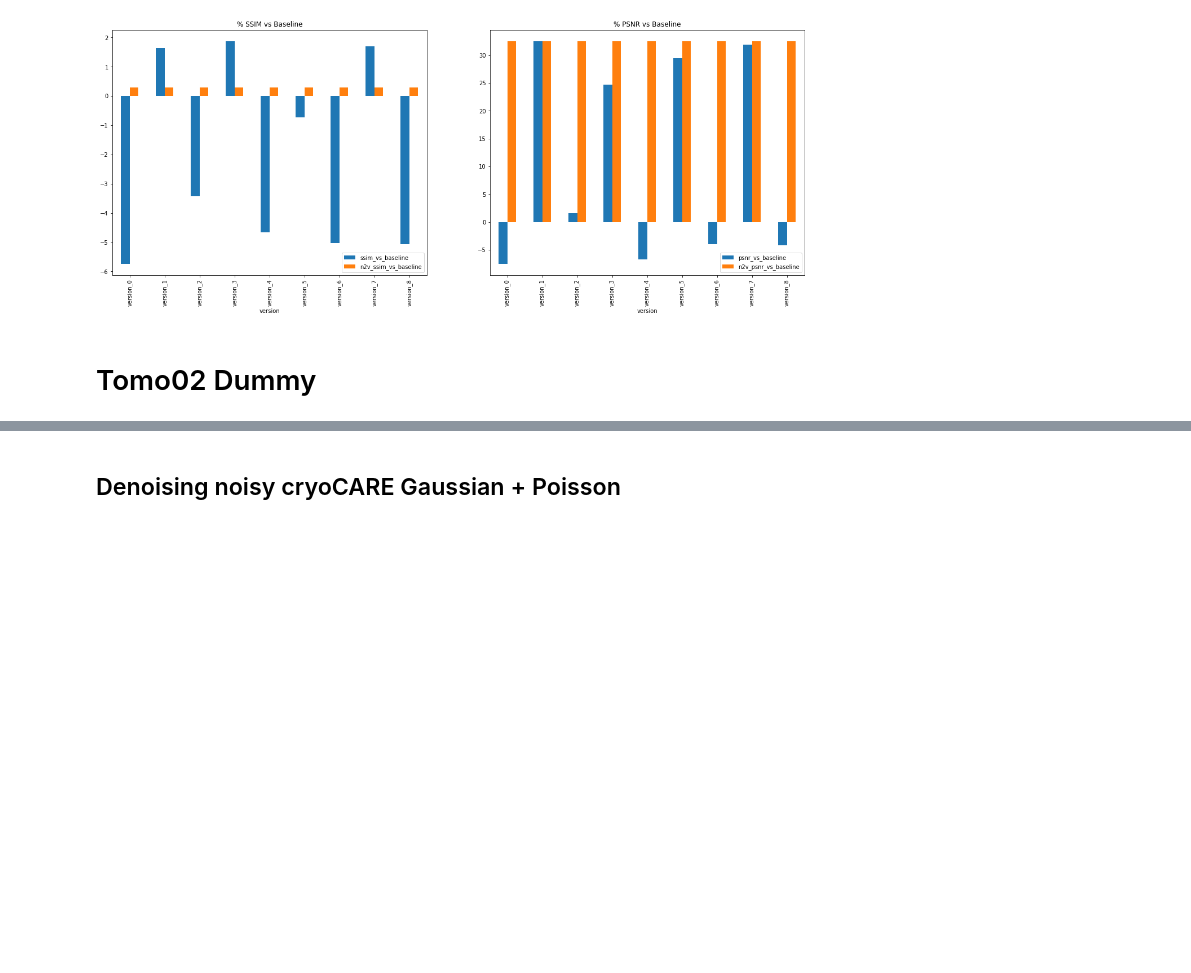
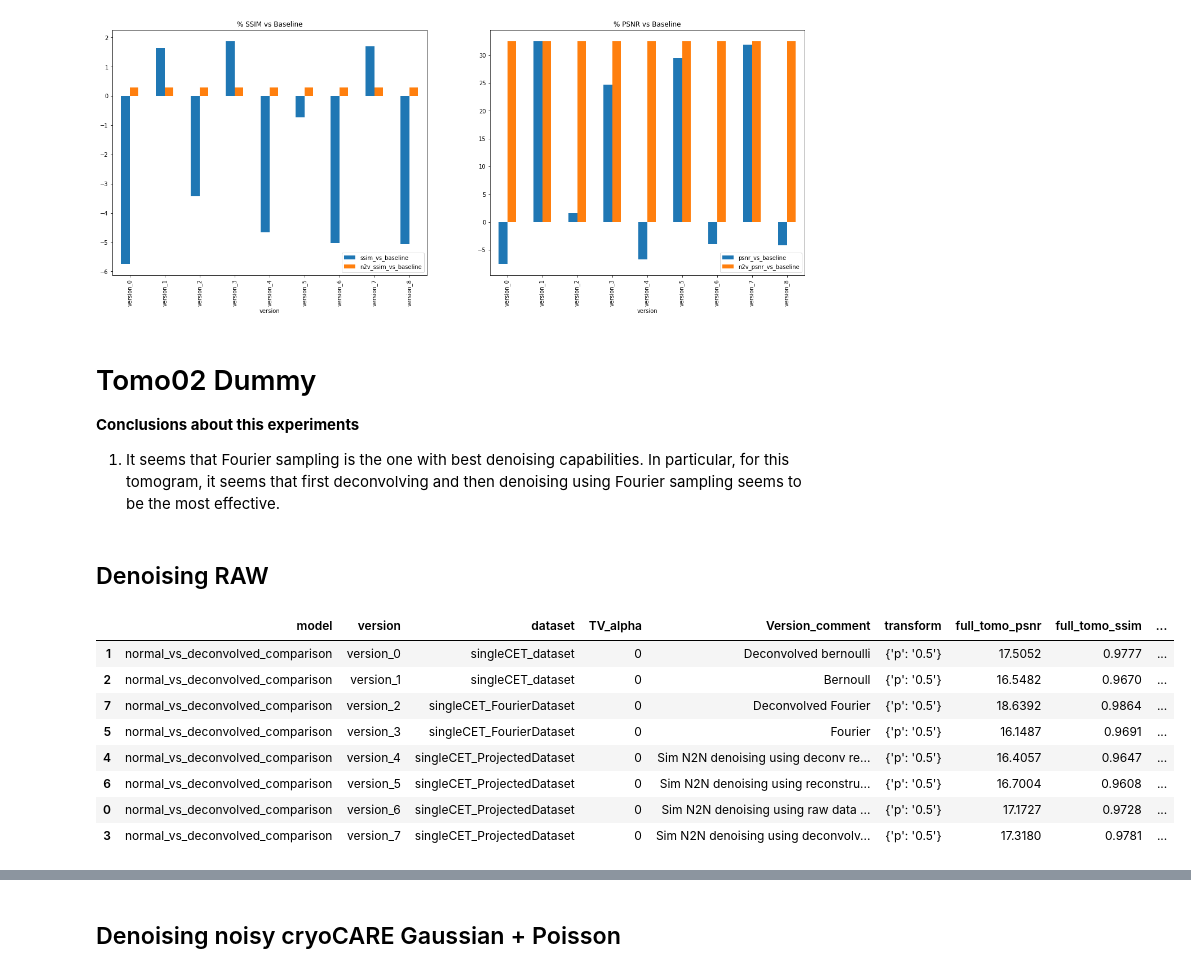
Before and after one commit to Fickincool/master-thesis, a Jupyter notebook: Notebooks/6.00_self2selfDenoising/6.10_summary_tables.ipynb, the cells around one changed output, grey strips where cells are left out. Drawn from its saved outputs; the diff is of its cells as text; code cells hidden in the pictures; blank space fills up the shorter version.

```diff
--- a/Notebooks/6.00_self2selfDenoising/6.10_summary_tables.ipynb
+++ b/Notebooks/6.00_self2selfDenoising/6.10_summary_tables.ipynb
@@ -203,3 +207,25 @@ ax1.legend(loc='lower right')
 [figure]
 # %% [markdown]
 # Tomo02 Dummy
+
+**Conclusions about this experiments**
+
+1. It seems that Fourier sampling is the one with best denoising capabilities. In particular, for this tomogram, it seems that first deconvolving and then denoising using Fourier sampling seems to be the most effective.
+# %% [markdown]
+## Denoising RAW
+# %%
+logdir = 'data/S2SDenoising/tryout_model_logs/tomo02_dummy/normal_vs_deconvolved_comparison/'
+logdir = os.path.join(PARENT_PATH, logdir)
+
+data_log = logdir_to_dataframe(logdir, ignore_deconv=False)
+data_log
+# %% [output]
+|  | model | version | dataset | TV_alpha | Version_comment | transform | full_tomo_psnr | full_tomo_ssim | ... |
+| 1 | normal_vs_deconvolved_comparison | version_0 | singleCET_dataset | 0 | Deconvolved bernoulli | {'p': '0.5'} | 17.5052 | 0.9777 | ... |
+| 2 | normal_vs_deconvolved_comparison | version_1 | singleCET_dataset | 0 | Bernoull | {'p': '0.5'} | 16.5482 | 0.9670 | ... |
+| 7 | normal_vs_deconvolved_comparison | version_2 | singleCET_FourierDataset | 0 | Deconvolved Fourier | {'p': '0.5'} | 18.6392 | 0.9864 | ... |
+| 5 | normal_vs_deconvolved_comparison | version_3 | singleCET_FourierDataset | 0 | Fourier | {'p': '0.5'} | 16.1487 | 0.9691 | ... |
+| 4 | normal_vs_deconvolved_comparison | version_4 | singleCET_ProjectedDataset | 0 | Sim N2N denoising using deconv re... | {'p': '0.5'} | 16.4057 | 0.9647 | ... |
+| 6 | normal_vs_deconvolved_comparison | version_5 | singleCET_ProjectedDataset | 0 | Sim N2N denoising using reconstru... | {'p': '0.5'} | 16.7004 | 0.9608 | ... |
+| 0 | normal_vs_deconvolved_comparison | version_6 | singleCET_ProjectedDataset | 0 | Sim N2N denoising using raw data ... | {'p': '0.5'} | 17.1727 | 0.9728 | ... |
+| 3 | normal_vs_deconvolved_comparison | version_7 | singleCET_ProjectedDataset | 0 | Sim N2N denoising using deconvolv... | {'p': '0.5'} | 17.3180 | 0.9781 | ... |
```
Also changed, not shown: parts of 3 cells of this notebook, 4 other files.
